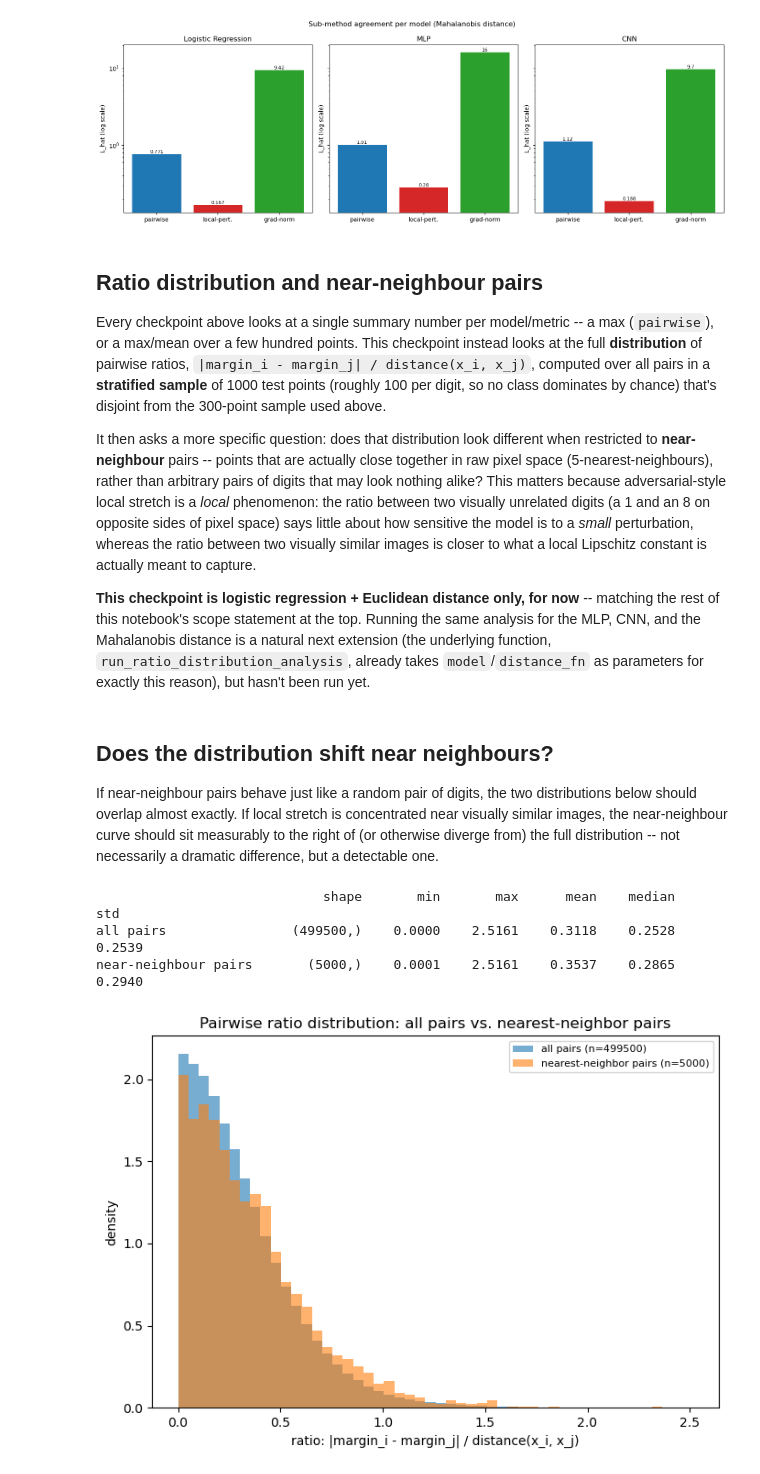
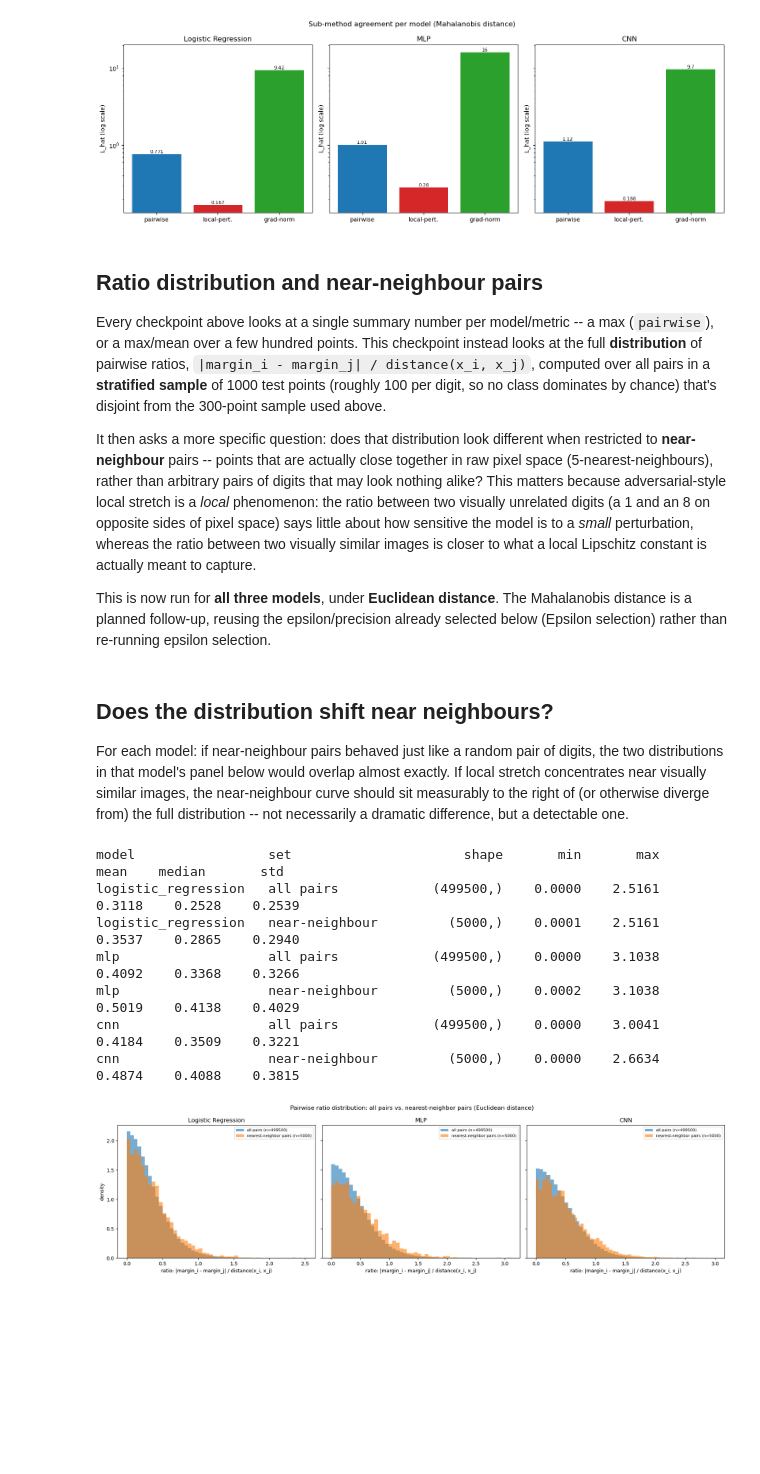
Before and after one commit to Kilobyte947/Datasig, a Jupyter notebook: mnist_lipschitz/notebook_mnist_lipschitz.ipynb, the cells around one changed output. Cells and saved outputs as stored; diff of their text form; code cells hidden in the pictures; blank space fills up the shorter version.

```diff
--- a/mnist_lipschitz/notebook_mnist_lipschitz.ipynb
+++ b/mnist_lipschitz/notebook_mnist_lipschitz.ipynb
@@ -213,46 +210,48 @@ sides of pixel space) says little about how sensitive the model is to a
 images is closer to what a local Lipschitz constant is actually meant to
 capture.
 
-**This checkpoint is logistic regression + Euclidean distance only, for
-now** -- matching the rest of this notebook's scope statement at the top.
-Running the same analysis for the MLP, CNN, and the Mahalanobis distance
-is a natural next extension (the underlying function,
-`run_ratio_distribution_analysis`, already takes `model`/`distance_fn` as
-parameters for exactly this reason), but hasn't been run yet.
+This is now run for **all three models**, under **Euclidean distance**.
+The Mahalanobis distance is a planned follow-up, reusing the
+epsilon/precision already selected below (Epsilon selection) rather than
+re-running epsilon selection.
 # %%
-# Reuses the result already computed inside run_mnist_experiment() above (Step 2b)
-# rather than recomputing it -- run_ratio_distribution_analysis is directly callable
-# with different model/distance_fn arguments when extending to MLP/CNN/Mahalanobis.
-ratio_dist_results = results["ratio_dist_results"]
+# Reuses the result already computed inside run_mnist_experiment() above (Step 2b),
+# for all three models -- run_ratio_distribution_analysis is directly callable with a
+# different distance_fn (e.g. Mahalanobis) when extending further.
+ratio_dist_euclidean_results = results["ratio_dist_euclidean_results"]
 # %% [markdown]
 ## Does the distribution shift near neighbours?
 
-If near-neighbour pairs behave just like a random pair of digits, the two
-distributions below should overlap almost exactly. If local stretch is
-concentrated near visually similar images, the near-neighbour curve
-should sit measurably to the right of (or otherwise diverge from) the
-full distribution -- not necessarily a dramatic difference, but a
-detectable one.
+For each model: if near-neighbour pairs behaved just like a random pair
+of digits, the two distributions in that model's panel below would
+overlap almost exactly. If local stretch concentrates near visually
+similar images, the near-neighbour curve should sit measurably to the
+right of (or otherwise diverge from) the full distribution -- not
+necessarily a dramatic difference, but a detectable one.
 # %%
 import numpy as np
 
-all_pairs_ratio = ratio_dist_results["all_pairs_ratio"].numpy()
-near_neighbor_ratio = ratio_dist_results["near_neighbor_ratio"].numpy()
-
-print(f"{'':22s}{'shape':>12}{'min':>10}{'max':>10}{'mean':>10}{'median':>10}{'std':>10}")
-for label, arr in [("all pairs", all_pairs_ratio), ("near-neighbour pairs", near_neighbor_ratio)]:
-    print(f"{label:22s}{str(arr.shape):>12}{arr.min():>10.4f}{arr.max():>10.4f}"
-          f"{arr.mean():>10.4f}{np.median(arr):>10.4f}{arr.std():>10.4f}")
+print(f"{'model':22s}{'set':18s}{'shape':>12}{'min':>10}{'max':>10}{'mean':>10}{'median':>10}{'std':>10}")
+for name in ["logistic_regression", "mlp", "cnn"]:
+    r = ratio_dist_euclidean_results[name]
+    for label, arr in [("all pairs", r["all_pairs_ratio"].numpy()),
+                        ("near-neighbour", r["near_neighbor_ratio"].numpy())]:
+        print(f"{name:22s}{label:18s}{str(arr.shape):>12}{arr.min():>10.4f}{arr.max():>10.4f}"
+              f"{arr.mean():>10.4f}{np.median(arr):>10.4f}{arr.std():>10.4f}")
 
 fig_ratio_dist = plots.plot_ratio_distribution(
-    all_pairs_ratio, near_neighbor_ratio,
+    ratio_dist_euclidean_results, metric_name="Euclidean",
     save_path=run_experiment.RESULTS_DIR / "ratio_distribution.png")
 display(fig_ratio_dist)
 # %% [output]
-                             shape       min       max      mean    median       std
-all pairs                (499500,)    0.0000    2.5161    0.3118    0.2528    0.2539
-near-neighbour pairs       (5000,)    0.0001    2.5161    0.3537    0.2865    0.2940
+model                 set                      shape       min       max      mean    median       std
+logistic_regression   all pairs            (499500,)    0.0000    2.5161    0.3118    0.2528    0.2539
+logistic_regression   near-neighbour         (5000,)    0.0001    2.5161    0.3537    0.2865    0.2940
+mlp                   all pairs            (499500,)    0.0000    3.1038    0.4092    0.3368    0.3266
+mlp                   near-neighbour         (5000,)    0.0002    3.1038    0.5019    0.4138    0.4029
+cnn                   all pairs            (499500,)    0.0000    3.0041    0.4184    0.3509    0.3221
+cnn                   near-neighbour         (5000,)    0.0000    2.6634    0.4874    0.4088    0.3815
-[figure, old version]
+[figure, new version]
 # %% [markdown]
 ## Highest-ratio near-neighbour pairs
 
```
Also changed, not shown: parts of 13 cells of this notebook, 3 other files.
